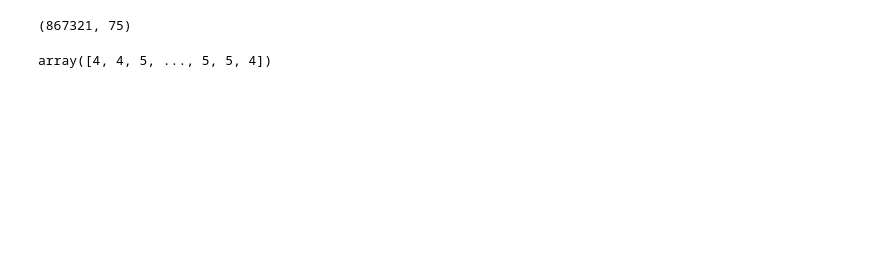
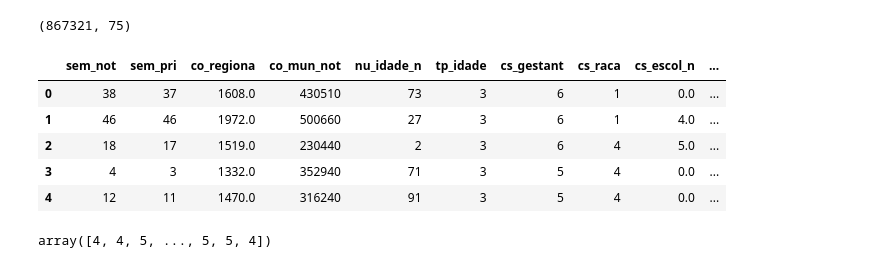
Before and after one commit to wilianuhlmann/olympiad_br_ml_kaggle_ensure_healthy, a Jupyter notebook: olympiad_br_kaggle.ipynb, the cells around one changed output. Cells and saved outputs as stored; diff of their text form; code cells hidden in the pictures; blank space fills up the shorter version.

```diff
--- a/olympiad_br_kaggle.ipynb
+++ b/olympiad_br_kaggle.ipynb
@@ -1082,7 +1082,7 @@ X_train = df7_1_x
 Y_train = df7_1_y
 # %%
 # Dividindo em conjuntos de treinamento e teste
-X_train, X_test, Y_train, y_test = train_test_split(X_train, Y_train, test_size=0.2, random_state=42)
+#X_train, X_test, Y_train, y_test = train_test_split(X_train, Y_train, test_size=0.2, random_state=42)
 # %%
 print('cabouuuuuuuuuuu')
 # %% [output]
@@ -1264,4 +1272,13 @@ dft10 = apply_label_encoder_test(dft10, 'data/pkl/cod_idade.pkl', 'cod_idade')
 dft10 = apply_label_encoder_test(dft10, 'data/pkl/out_anim.pkl', 'out_anim')
 # %%
 dft10 = dft10.fillna(0)
+# %%
+X_train.head()
+# %% [output]
+|  | sem_not | sem_pri | co_regiona | co_mun_not | nu_idade_n | tp_idade | cs_gestant | cs_raca | cs_escol_n | ... |
+| 0 | 38 | 37 | 1608.0 | 430510 | 73 | 3 | 6 | 1 | 0.0 | ... |
+| 1 | 46 | 46 | 1972.0 | 500660 | 27 | 3 | 6 | 1 | 4.0 | ... |
+| 2 | 18 | 17 | 1519.0 | 230440 | 2 | 3 | 6 | 4 | 5.0 | ... |
+| 3 | 4 | 3 | 1332.0 | 352940 | 71 | 3 | 5 | 4 | 0.0 | ... |
+| 4 | 12 | 11 | 1470.0 | 316240 | 91 | 3 | 5 | 4 | 0.0 | ... |
 # %%
```
Also changed, not shown: parts of 14 cells of this notebook.
